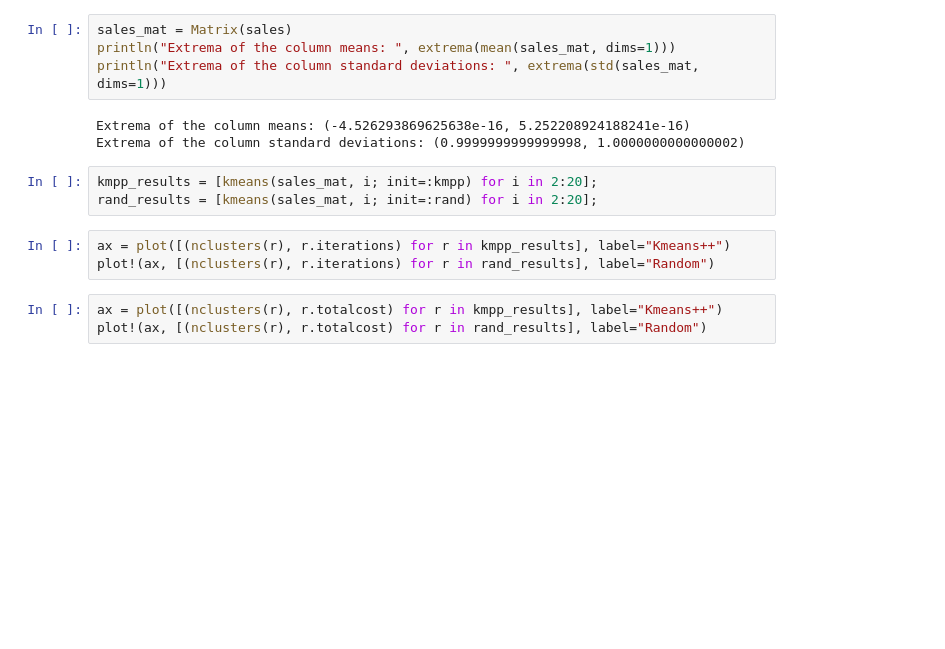
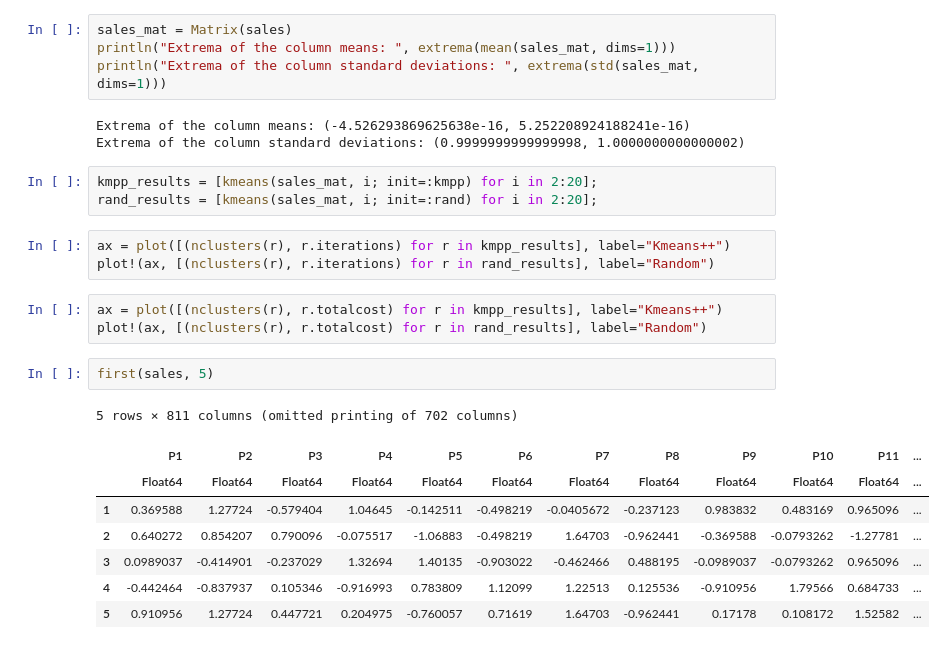
Before and after one commit to wolthom/manning_liveprojects, a Jupyter notebook: Part2_KMeans-Clustering.ipynb, the cells around one changed output. Saved outputs shown, nothing was run; the diff lists cells and outputs as text; blank space fills up the shorter version.

```diff
--- a/Part2_KMeans-Clustering.ipynb
+++ b/Part2_KMeans-Clustering.ipynb
@@ -45,3 +48,14 @@ plot!(ax, [(nclusters(r), r.iterations) for r in rand_results], label="Random")
 # %%
 ax = plot([(nclusters(r), r.totalcost) for r in kmpp_results], label="Kmeans++")
 plot!(ax, [(nclusters(r), r.totalcost) for r in rand_results], label="Random")
+# %%
+first(sales, 5)
+# %% [output]
+5 rows × 811 columns (omitted printing of 702 columns)
+|  | P1 | P2 | P3 | P4 | P5 | P6 | P7 | P8 | P9 | P10 | P11 | ... |
+|  | Float64 | Float64 | Float64 | Float64 | Float64 | Float64 | Float64 | Float64 | Float64 | Float64 | Float64 | ... |
+| 1 | 0.369588 | 1.27724 | -0.579404 | 1.04645 | -0.142511 | -0.498219 | -0.0405672 | -0.237123 | 0.983832 | 0.483169 | 0.965096 | ... |
+| 2 | 0.640272 | 0.854207 | 0.790096 | -0.075517 | -1.06883 | -0.498219 | 1.64703 | -0.962441 | -0.369588 | -0.0793262 | -1.27781 | ... |
+| 3 | 0.0989037 | -0.414901 | -0.237029 | 1.32694 | 1.40135 | -0.903022 | -0.462466 | 0.488195 | -0.0989037 | -0.0793262 | 0.965096 | ... |
+| 4 | -0.442464 | -0.837937 | 0.105346 | -0.916993 | 0.783809 | 1.12099 | 1.22513 | 0.125536 | -0.910956 | 1.79566 | 0.684733 | ... |
+| 5 | 0.910956 | 1.27724 | 0.447721 | 0.204975 | -0.760057 | 0.71619 | 1.64703 | -0.962441 | 0.17178 | 0.108172 | 1.52582 | ... |
```
Also changed, not shown: parts of 7 cells of this notebook, 1 other file.
